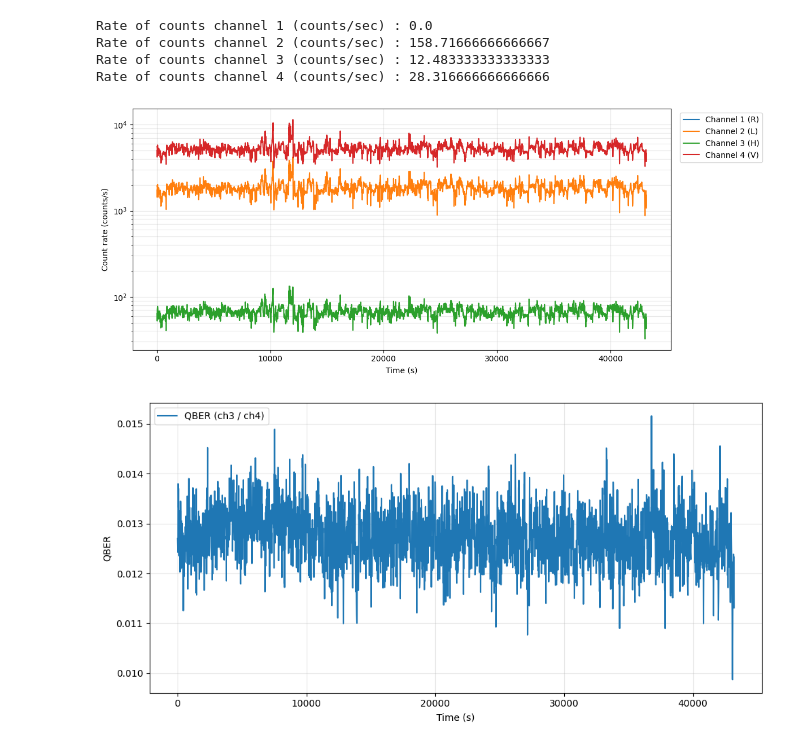
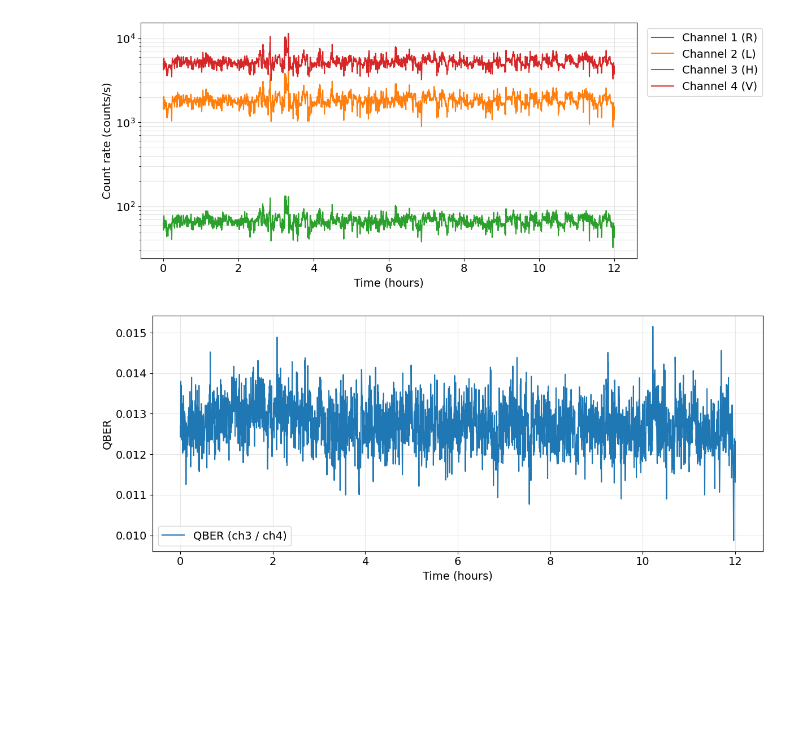
Before and after one commit to RaulLahoz/Perovskite_QKD, a Jupyter notebook: QBER_from_ttbin.ipynb, the cells around one changed output. Saved outputs shown, nothing was run; the diff lists cells and outputs as text; code cells hidden in the pictures; blank space fills up the shorter version.

```diff
--- a/QBER_from_ttbin.ipynb
+++ b/QBER_from_ttbin.ipynb
@@ -8,7 +8,7 @@ import pandas as pd
 from scipy.optimize import curve_fit
 # %%
 file = r'\\server\groups\ding\PROJECTS\QKD_Perovskites\StabilityOvernight_Receiver\20251111\TimeTags_Stability_12h_2025-11-11_181448.ttbin'
-file = r'\\server\groups\ding\PROJECTS\QKD_Perovskites\StabilityOvernight_Receiver\20251111\TimeTags_Background_2025-11-12_094528.ttbin' #Background measurement file
+# file = r'\\server\groups\ding\PROJECTS\QKD_Perovskites\StabilityOvernight_Receiver\20251111\TimeTags_Background_2025-11-12_094528.ttbin' #Background measurement file
 
 print(file)
 # %% [output]
@@ -60,11 +60,6 @@ print(f"Rate of counts channel {ch1} (counts/sec) : {cr.getData()[0]}")
 print(f"Rate of counts channel {ch2} (counts/sec) : {cr.getData()[1]}")
 print(f"Rate of counts channel {ch3} (counts/sec) : {cr.getData()[2]}")
 print(f"Rate of counts channel {ch4} (counts/sec) : {cr.getData()[3]}")
-# %% [output]
-Rate of counts channel 1 (counts/sec) : 0.0
-Rate of counts channel 2 (counts/sec) : 158.71666666666667
-Rate of counts channel 3 (counts/sec) : 12.483333333333333
-Rate of counts channel 4 (counts/sec) : 28.316666666666666
 # %%
 ch1 = config['registered channels'][0] # first photon channel
 ch2 = config['registered channels'][1] # second photon channel
@@ -129,36 +124,52 @@ while (fr.hasData()):
 
 times_hist = np.array(times - times[0]) #Convert to numpy array and set initial time to zero
 # %%
+font_size = 14  # Adjust this value to change the overall font size
+
 plt.figure(figsize=(12,5))
-plt.plot(times_hist, countrate_ch1, label='Channel 1 (R)')
-plt.plot(times_hist, countrate_ch2, label='Channel 2 (L)')
-plt.plot(times_hist, countrate_ch3, label='Channel 3 (H)')
-plt.plot(times_hist, countrate_ch4, label='Channel 4 (V)')
+plt.plot(times_hist / 3600, countrate_ch1, label='Channel 1 (R)')
+plt.plot(times_hist / 3600, countrate_ch2, label='Channel 2 (L)')
+plt.plot(times_hist / 3600, countrate_ch3, label='Channel 3 (H)')
+plt.plot(times_hist / 3600, countrate_ch4, label='Channel 4 (V)')
 
-plt.xlabel('Time (s)')
-plt.ylabel('Count rate (counts/s)')
+plt.xlabel('Time (hours)', fontsize=font_size)
+plt.ylabel('Count rate (counts/s)', fontsize=font_size)
 plt.yscale('log')  # logarithmic y-axis
 
-# Place legend outside the plot (upper right)
-plt.legend(loc='upper left', bbox_to_anchor=(1.01, 1))
+# Adjust tick label size
+plt.xticks(fontsize=font_size)
+plt.yticks(fontsize=font_size)
+
+# Place legend outside the plot (upper left) with font size
+plt.legend(loc='upper left', bbox_to_anchor=(1.01, 1), fontsize=font_size)
 
 plt.grid(True, alpha=0.3, which='both')  # show grid for log scale
 plt.tight_layout()
 plt.show()
 # %% [output]
-[figure, old version]
+[figure, new version]
 # %%
+font_size = 14  # Adjust this value to change the overall font size
+
 # Calculate QBER safely (avoid division by zero)
 QBER = np.divide(countrate_ch3, countrate_ch4, out=np.zeros_like(countrate_ch3), where=countrate_ch4 != 0)
 
 # Plot QBER vs time
-plt.figure(figsize=(10,5))
-plt.plot(times_hist, QBER, label='QBER (ch3 / ch4)')
-plt.xlabel('Time (s)')
-plt.ylabel('QBER')
+plt.figure(figsize=(12,5))
+plt.plot(times_hist / 3600, QBER, label='QBER (ch3 / ch4)')
+
+plt.xlabel('Time (hours)', fontsize=font_size)
+plt.ylabel('QBER', fontsize=font_size)
+
+# Adjust tick label size
+plt.xticks(fontsize=font_size)
+plt.yticks(fontsize=font_size)
+
+# Add legend with font size
+plt.legend(fontsize=font_size)
+
 plt.grid(True, alpha=0.3)
-plt.legend()
 plt.tight_layout()
 plt.show()
 # %% [output]
-[figure, old version]
+[figure, new version]
```
Also changed, not shown: parts of 2 cells of this notebook, 1 other file.
